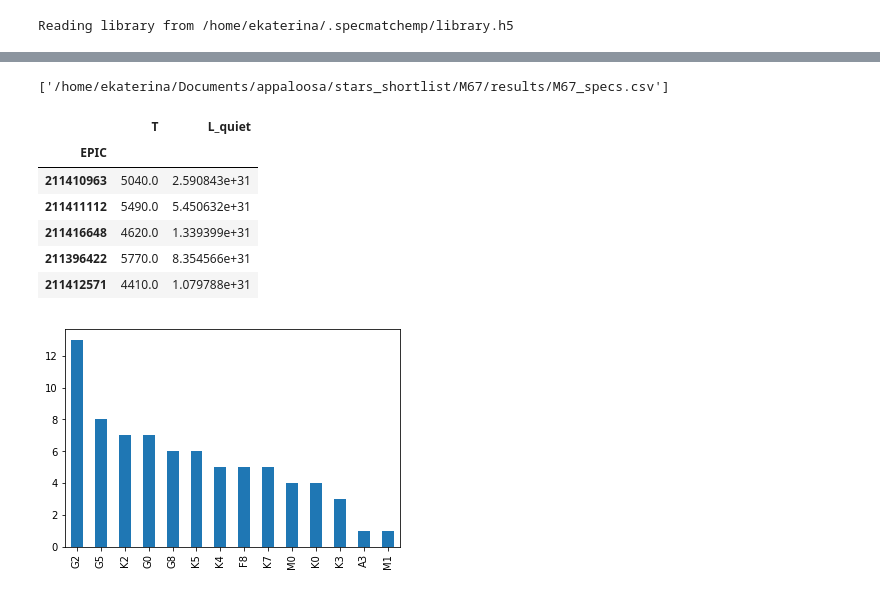
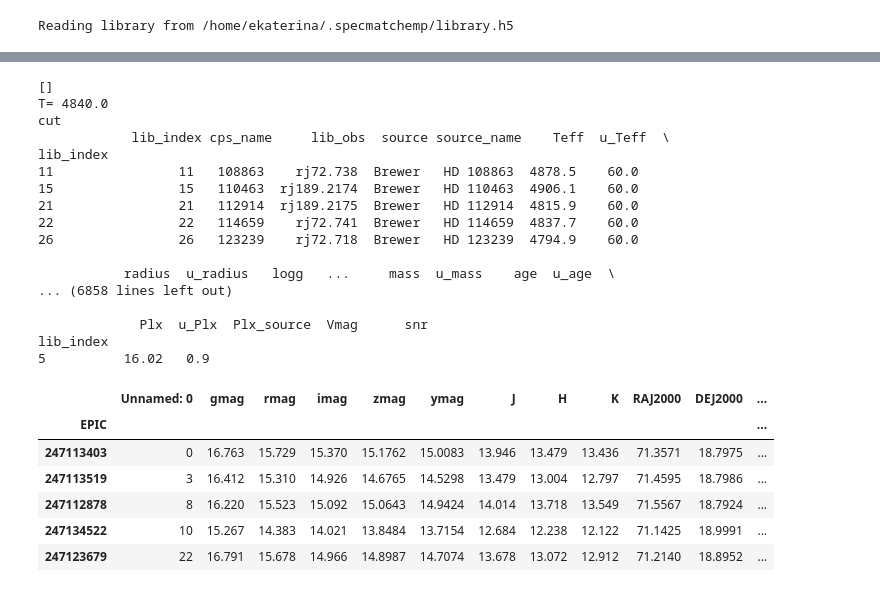
Before and after one commit to ekaterinailin/k2-panstarrs-sampedro, a Jupyter notebook: clean_Energies.ipynb, the cells around one changed output, grey strips where cells are left out. Cells and saved outputs as stored; diff of their text form; code cells hidden in the pictures.

```diff
--- a/clean_Energies.ipynb
+++ b/clean_Energies.ipynb
@@ -303,23 +303,14 @@ def optimize_spec_class_all(param_dict, tab_spec, debug=False):
 
     return param_dict
 
-def spec_class_hist(specs,cluster):
 
-    counts = specs.results.value_counts()
-    y = counts[:]
-
-    plot = y.plot(kind = 'bar')
-    fig = plot.get_figure()
-    fig.savefig('docs/{}/{}_spec_Kp.jpg'.format(cluster,cluster),dpi=300)
-
-    return
 
 def CMD(specs,cluster,cid1='gmag',cid2='imag',color='g_i',ylim=(19,5)):
     specs[color]=specs[cid1]-specs[cid2]
     plot = specs.plot(x=color,y=cid1,ylim=ylim,kind = 'scatter')
     fig = plot.get_figure()
     fig.savefig('docs/{}/{}_CMD_{}.jpg'.format(cluster,cluster,color),dpi=300)
-    return
+    #fig.savefig('/home/ekaterina/Documents/appaloosa/stars_shortlist/share/CDM_{}_{}.jpg'.format(cluster,color),dpi=300)
 
 #----------------------------------------
 #ENERGY CALC
@@ -370,12 +361,17 @@ def spectrum(T,wavmin=3480., wavmax=9700.,lib=lib):
     if T > 7000:
         print('{}K is hotter than 7000K.'.format(T))
         return lib.wav, []
+    elif T < 3000:
+        print('{}K is cooler than 3000K.'.format(T))
+        return lib.wav, []
     else:
 
         #find the spectrum that fits T best
+        print('T=',T)
         Tmin = str(T-100.)
         Tmax = str(T+100.)
         cut = lib.library_params.query(Tmin+'<Teff<'+Tmax)
+        print('cut\n',cut.head())
         T_offer = zip(list(cut['Teff']), list(cut['lib_index']))
         T_minindex = min(T_offer, key = lambda t: abs(t[0]-T))[1]
         cut = cut.loc[T_minindex]
@@ -406,7 +402,7 @@ def kepler_spectrum(T):
     Spec_wav,Spec_flux = spectrum(T,min(list(Kp_wav)),max(list(Kp_wav)))
     #map Kepler response linearly into wavelengths given with the spectrum
     if Spec_flux == []:
-        print('{}K is too hot for specmatch-emp.'.format(T))
+        print('{}K is too hot or too cool for specmatch-emp.'.format(T))
         return [],[]
     else:
         Spec_flux = np.interp(Kp_wav,Spec_wav,Spec_flux)
@@ -463,7 +459,7 @@ def kepler_luminosity(T):
 
     wav,flux=kepler_spectrum(T)
     if flux == []:
-        return print('{} is too hot'.format(T))
+        return print('{}K is too hot or too cold'.format(T))
     else:
         #interpolate where nans occur
         interpolate_nan(wav)
@@ -561,16 +557,17 @@ def cum_hist(flares, flux, L_quiet,bins=5):
 Reading library from /home/ekaterina/.specmatchemp/library.h5
 # %%
 tab_spec = import_pickles98()
-cluster_dict = {'M67':['M67','M67', 15, 4.0],
+cluster_dict = {'M67':['M67','M67', 15, 4.0, 850],
                 'Ruprecht_147':['Ruprecht 147','Ruprecht_147', 30, 2.5, 300.],
                 'M44':['M44','M44', 47, 0.73, 181.5],
-                'M45':['M45','M45',55.,0.12,120.]
+                'M45':['M45','M45',55.,0.12,120.],
+                'NGC_1647':['NGC 1647','NGC_1647',0.,0.145,550]
                }
 
 #calculate distance modulus for cluster
-cluster = 'M67'
-test = 'run_03'
-params, basics = import_params(cluster, cluster_dict[cluster],debug=False)
+cluster = 'NGC_1647'
+test = 'run_07'
+params, basics = import_params(cluster, cluster_dict[cluster],debug=True)
 DM = lambda x: 5.*np.log10(float(x))-5.
-dm = DM(basics[3])
+dm = DM(basics[4])
 global dm
@@ -577,38 +592,49 @@ global dm
 # %%
 import glob
 
 l = '/home/ekaterina/Documents/appaloosa/stars_shortlist/{0}/results/{0}_specs.csv'.format(cluster)
 print(glob.glob(l))
 if glob.glob(l) != []:
     specs = pd.read_csv(l, index_col='EPIC')
 else:
     specs = optimize_spec_class_all(params,tab_spec,debug=False)
     specs['T'] = 'nan'
     specs['L_quiet'] = 'nan'
     for oid in specs.index.values:
         bsc = specs.results.loc[oid]
         #    best_spec_class = optimize_spec_class_ID(oid,params,tab_spec)
         T = float(spec_class_to_Teff(bsc))
         specs['T'].loc[oid] = T
         specs['L_quiet'].loc[oid] = kepler_luminosity(T)
 
     specs.to_csv(l)
 
 
 
-specs[['T','L_quiet']].dropna().head()
+#specs[['T','L_quiet']].dropna().head()
+specs.dropna().head()
 # %% [output]
-['/home/ekaterina/Documents/appaloosa/stars_shortlist/M67/results/M67_specs.csv']
+[]
+T= 4840.0
+cut
+            lib_index cps_name     lib_obs  source source_name    Teff  u_Teff  \
+lib_index
+11                11   108863    rj72.738  Brewer   HD 108863  4878.5    60.0
+15                15   110463  rj189.2174  Brewer   HD 110463  4906.1    60.0
+21                21   112914  rj189.2175  Brewer   HD 112914  4815.9    60.0
+22                22   114659    rj72.741  Brewer   HD 114659  4837.7    60.0
+26                26   123239    rj72.718  Brewer   HD 123239  4794.9    60.0
+
+           radius  u_radius   logg   ...     mass  u_mass    age  u_age  \
+... (6858 lines left out)
+
+             Plx  u_Plx  Plx_source  Vmag      snr
+lib_index
+5          16.02   0.9
-|  | T | L_quiet |
-| EPIC |  |  |
-| 211410963 | 5040.0 | 2.590843e+31 |
-| 211411112 | 5490.0 | 5.450632e+31 |
-| 211416648 | 4620.0 | 1.339399e+31 |
-| 211396422 | 5770.0 | 8.354566e+31 |
-| 211412571 | 4410.0 | 1.079788e+31 |
+|  | Unnamed: 0 | gmag | rmag | imag | zmag | ymag | J | H | K | RAJ2000 | DEJ2000 | ... |
+| EPIC |  |  |  |  |  |  |  |  |  |  |  | ... |
+| 247113403 | 0 | 16.763 | 15.729 | 15.370 | 15.1762 | 15.0083 | 13.946 | 13.479 | 13.436 | 71.3571 | 18.7975 | ... |
+| 247113519 | 3 | 16.412 | 15.310 | 14.926 | 14.6765 | 14.5298 | 13.479 | 13.004 | 12.797 | 71.4595 | 18.7986 | ... |
+| 247112878 | 8 | 16.220 | 15.523 | 15.092 | 15.0643 | 14.9424 | 14.014 | 13.718 | 13.549 | 71.5567 | 18.7924 | ... |
+| 247134522 | 10 | 15.267 | 14.383 | 14.021 | 13.8484 | 13.7154 | 12.684 | 12.238 | 12.122 | 71.1425 | 18.9991 | ... |
+| 247123679 | 22 | 16.791 | 15.678 | 14.966 | 14.8987 | 14.7074 | 13.678 | 13.072 | 12.912 | 71.2140 | 18.8952 | ... |
-# %%
-%matplotlib inline
-spec_class_hist(specs,cluster)
-s = list('OBAFGKM')
-# %% [output]
-[figure, removed]
```
Also changed, not shown: parts of 8 cells of this notebook, 1 other file.
